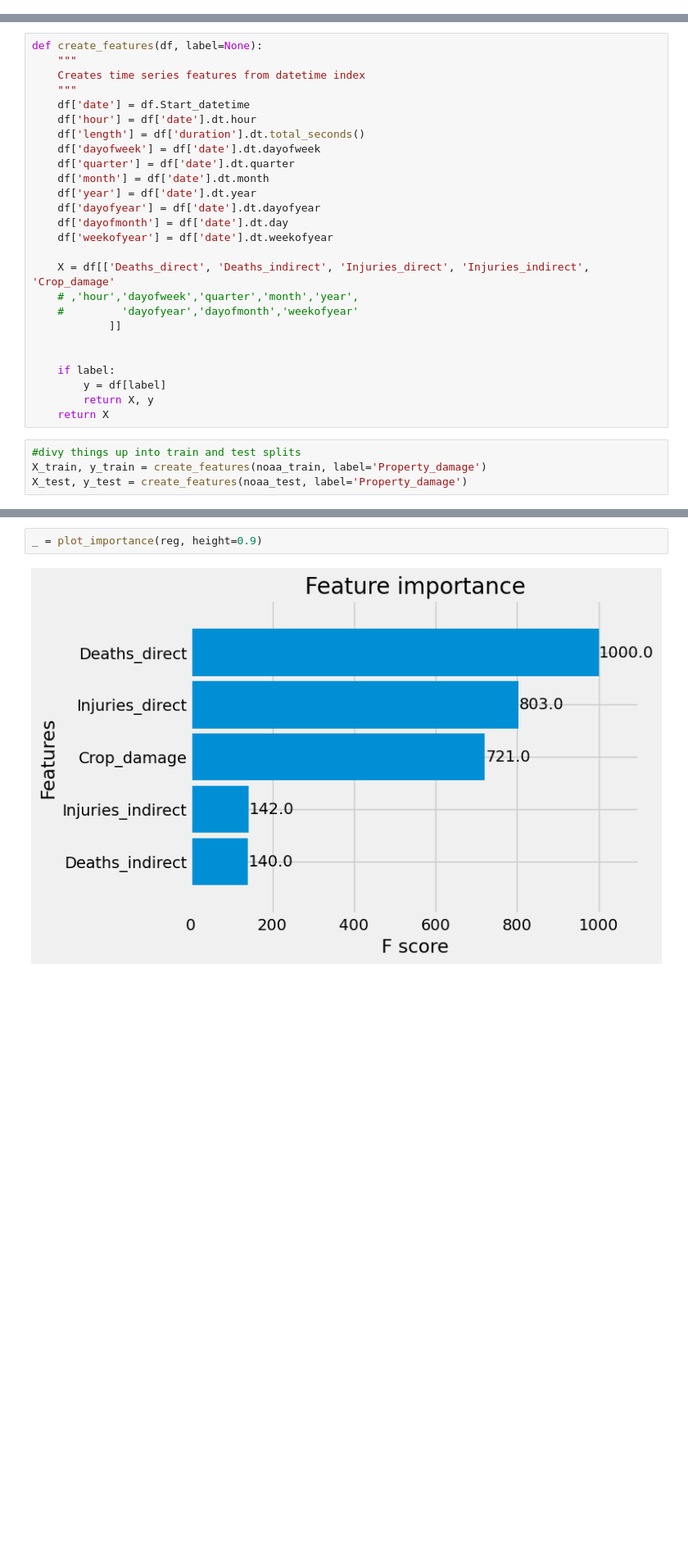
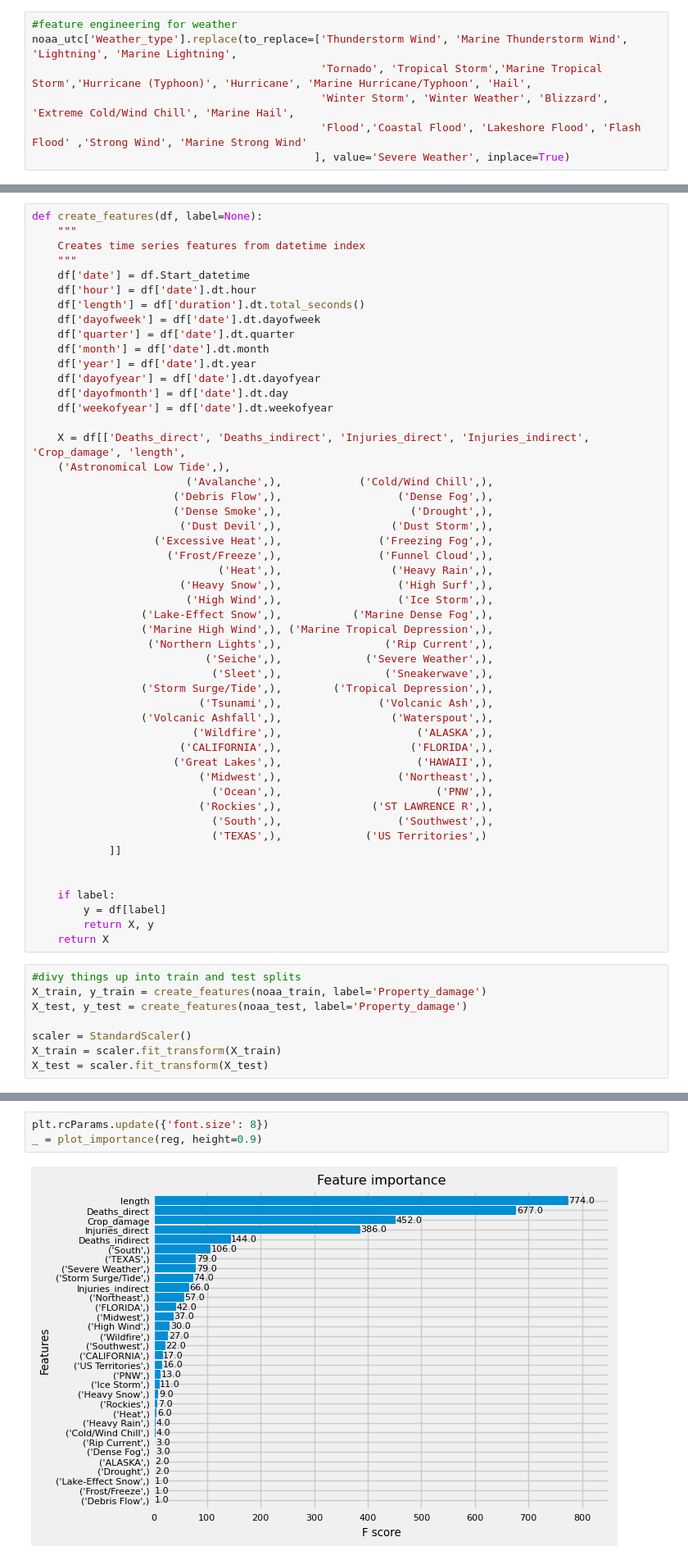
Before and after one commit to Salmatahlil/Capstone, a Jupyter notebook: time-series-forecasting-with-xgboost.ipynb, the cells around one changed output, grey strips where cells are left out. Shown at 82% size. Saved outputs shown, nothing was run; the diff lists cells and outputs as text; blank space fills up the shorter version.

```diff
--- a/time-series-forecasting-with-xgboost.ipynb
+++ b/time-series-forecasting-with-xgboost.ipynb
@@ -43 +46,8 @@ noaa_utc['State'].replace(to_replace=['GUAM', 'VIRGIN ISLANDS', 'AMERICAN SAMOA'
+# %%
+#feature engineering for weather
+noaa_utc['Weather_type'].replace(to_replace=['Thunderstorm Wind', 'Marine Thunderstorm Wind', 'Lightning', 'Marine Lightning',
+                                             'Tornado', 'Tropical Storm','Marine Tropical Storm','Hurricane (Typhoon)', 'Hurricane', 'Marine Hurricane/Typhoon', 'Hail',
+                                             'Winter Storm', 'Winter Weather', 'Blizzard', 'Extreme Cold/Wind Chill', 'Marine Hail',
+                                             'Flood','Coastal Flood', 'Lakeshore Flood', 'Flash Flood' ,'Strong Wind', 'Marine Strong Wind'
+                                            ], value='Severe Weather', inplace=True)
 # %%
@@ -101,9 +104,33 @@ def create_features(df, label=None):
     df['dayofmonth'] = df['date'].dt.day
     df['weekofyear'] = df['date'].dt.weekofyear
 
-    X = df[['Deaths_direct', 'Deaths_indirect', 'Injuries_direct', 'Injuries_indirect', 'Crop_damage'
-    # ,'hour','dayofweek','quarter','month','year',
-    #         'dayofyear','dayofmonth','weekofyear'
+    X = df[['Deaths_direct', 'Deaths_indirect', 'Injuries_direct', 'Injuries_indirect', 'Crop_damage', 'length',
+    ('Astronomical Low Tide',),
+                        ('Avalanche',),            ('Cold/Wind Chill',),
+                      ('Debris Flow',),                  ('Dense Fog',),
+                      ('Dense Smoke',),                    ('Drought',),
+                       ('Dust Devil',),                 ('Dust Storm',),
+                   ('Excessive Heat',),               ('Freezing Fog',),
+                     ('Frost/Freeze',),               ('Funnel Cloud',),
+                             ('Heat',),                 ('Heavy Rain',),
+                       ('Heavy Snow',),                  ('High Surf',),
+                        ('High Wind',),                  ('Ice Storm',),
+                 ('Lake-Effect Snow',),           ('Marine Dense Fog',),
+                 ('Marine High Wind',), ('Marine Tropical Depression',),
+                  ('Northern Lights',),                ('Rip Current',),
+                           ('Seiche',),             ('Severe Weather',),
+                            ('Sleet',),                ('Sneakerwave',),
+                 ('Storm Surge/Tide',),        ('Tropical Depression',),
+                          ('Tsunami',),               ('Volcanic Ash',),
+                 ('Volcanic Ashfall',),                 ('Waterspout',),
+                         ('Wildfire',),                     ('ALASKA',),
+                       ('CALIFORNIA',),                    ('FLORIDA',),
+                      ('Great Lakes',),                     ('HAWAII',),
+                          ('Midwest',),                  ('Northeast',),
+                            ('Ocean',),                        ('PNW',),
+                          ('Rockies',),              ('ST LAWRENCE R',),
+                            ('South',),                  ('Southwest',),
+                            ('TEXAS',),             ('US Territories',)
             ]]
 
 
@@ -115,3 +142,7 @@ def create_features(df, label=None):
 #divy things up into train and test splits
 X_train, y_train = create_features(noaa_train, label='Property_damage')
 X_test, y_test = create_features(noaa_test, label='Property_damage')
+
+scaler = StandardScaler()
+X_train = scaler.fit_transform(X_train)
+X_test = scaler.fit_transform(X_test)
@@ -170,6 +188,7 @@ zir.score(X_test, y_test)
 ## Feature Importances
 Feature importance is a great way to get a general idea about which features the model is relying on most to make the prediction. This is a metric that simply sums up how many times each feature is split on.
 # %%
+plt.rcParams.update({'font.size': 8})
 _ = plot_importance(reg, height=0.9)
 # %% [output]
-[figure, old version]
+[figure, new version]
```
Also changed, not shown: parts of 25 cells of this notebook.
